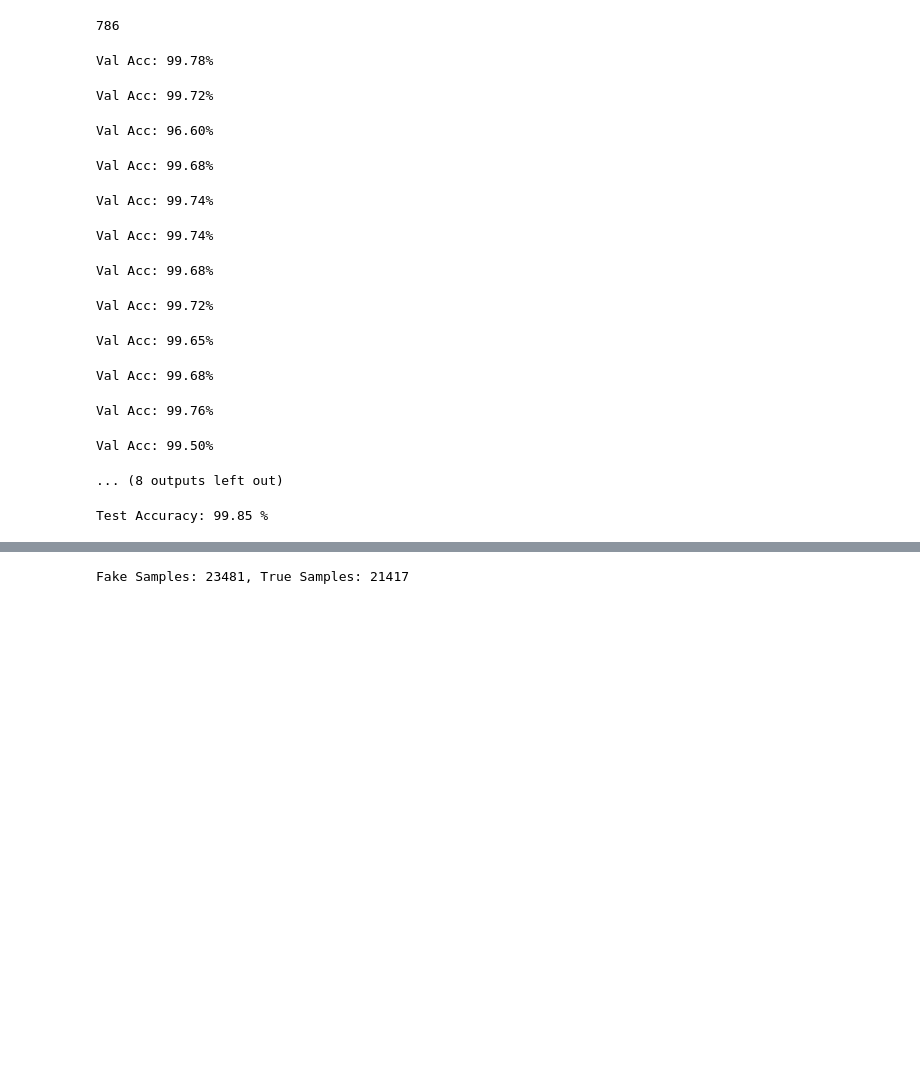
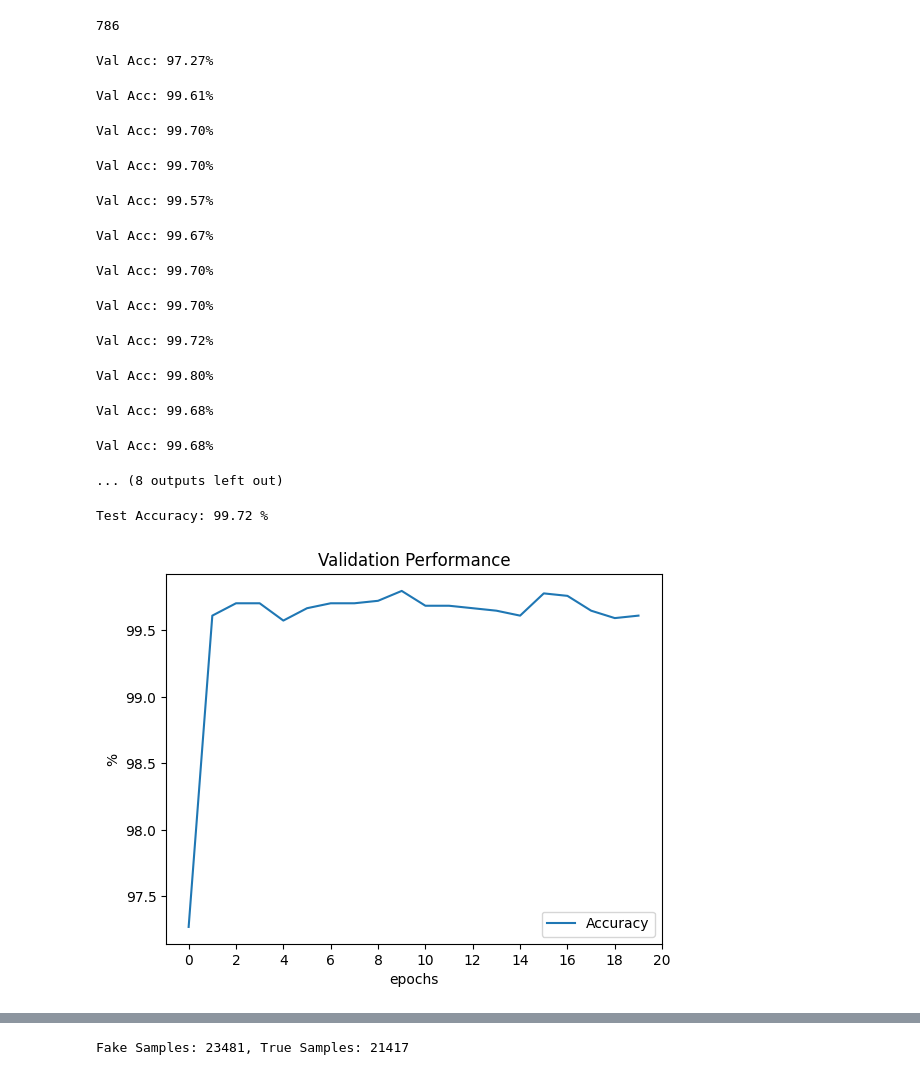
Before and after one commit to SvelaT/fake-news-detector, a Jupyter notebook: fakenews.ipynb, the cells around one changed output, grey strips where cells are left out. Drawn from its saved outputs; the diff is of its cells as text; code cells hidden in the pictures; blank space fills up the shorter version.

```diff
--- a/fakenews.ipynb
+++ b/fakenews.ipynb
@@ -233,7 +233,7 @@ def train_model(n_epochs, model, train_loader, val_loader, optimizer, criterion)
                 val_loss = criterion(z_val, y_val)
 
                 _,y_pred = torch.max(z_val.data,1)
-                correct += (y_pred == y_val).sum().item()Test Accuracy: 99.92 %
+                correct += (y_pred == y_val).sum().item()
 
         accuracy = correct/len(val_loader.dataset)
         print(f"Val Acc: {accuracy * 100:.2f}%")
@@ -249,18 +249,18 @@ n_epochs = 20
 
 accuracies = train_model(n_epochs,model,train_loader,val_loader,optimizer,criterion)
 # %% [output]
-Val Acc: 99.78%
+Val Acc: 97.27%
-Val Acc: 99.72%
+Val Acc: 99.61%
-Val Acc: 96.60%
+Val Acc: 99.70%
-Val Acc: 99.68%
+Val Acc: 99.70%
-Val Acc: 99.74%
+Val Acc: 99.57%
-Val Acc: 99.74%
+Val Acc: 99.67%
-Val Acc: 99.68%
+Val Acc: 99.70%
-Val Acc: 99.72%
+Val Acc: 99.70%
-Val Acc: 99.65%
+Val Acc: 99.72%
-Val Acc: 99.68%
+Val Acc: 99.80%
-Val Acc: 99.76%
+Val Acc: 99.68%
-Val Acc: 99.50%
+Val Acc: 99.68%
 ... (8 outputs left out)
 # %%
 def evaluate_model(
@@ -291,11 +291,12 @@ test_accuracy = evaluate_model(model,test_loader)
 # %%
 plt.plot(100*np.array(accuracies), label='Accuracy')
 plt.title("Validation Performance")
 plt.xlabel("epochs")
 plt.ylabel("%")
-plt.xticks(5*np.array(range(11)))
+plt.xticks(2*np.array(range(11)))
 plt.legend()
 
 print(f"Test Accuracy: {test_accuracy * 100:.2f} %")
 # %% [output]
-Test Accuracy: 99.85 %
+Test Accuracy: 99.72 %
+[figure, added]
```
Also changed, not shown: parts of 6 cells of this notebook, 1 other file.
